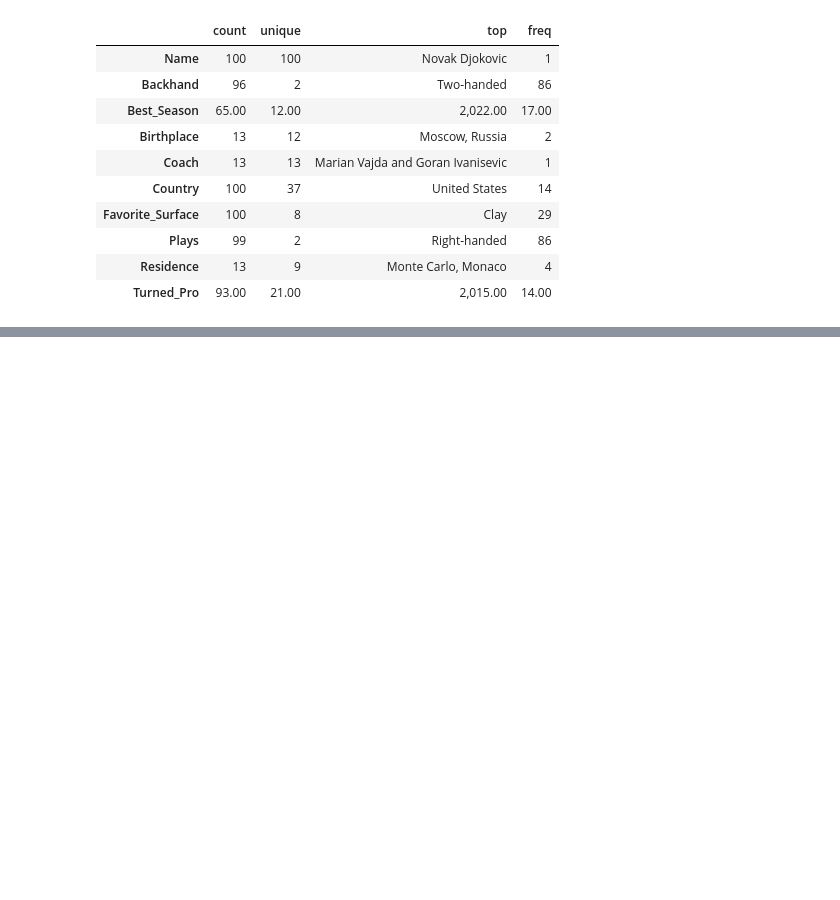
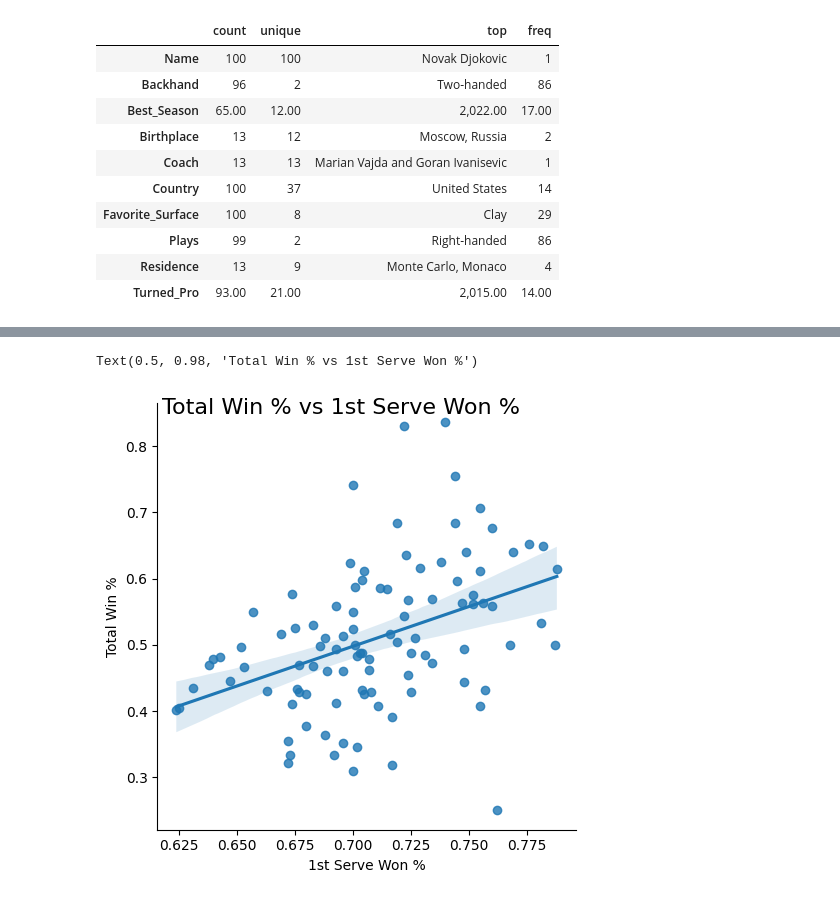
Before and after one commit to swb1113/ATP_data_analysis, a Jupyter notebook: ATP_players_analysis.ipynb, the cells around one changed output, grey strips where cells are left out. Cells and saved outputs as stored; diff of their text form; code cells hidden in the pictures; blank space fills up the shorter version.

```diff
--- a/ATP_players_analysis.ipynb
+++ b/ATP_players_analysis.ipynb
@@ -112,0 +147,9 @@ df.describe(include=object).T
+# %%
+plot = sns.lmplot(x='1st_Serve_Won_Percentage', y='Total_Win_Percentage', data=df)
+
+plot.set(xlabel = '1st Serve Won %', ylabel = 'Total Win %')
+plot.fig.suptitle("Total Win % vs 1st Serve Won %",
+                  fontsize=16, fontdict={"weight": "bold"})
+# %% [output]
+Text(0.5, 0.98, 'Total Win % vs 1st Serve Won %')
+[figure, added]
```
Also changed, not shown: parts of 12 cells of this notebook, 4 other files.
